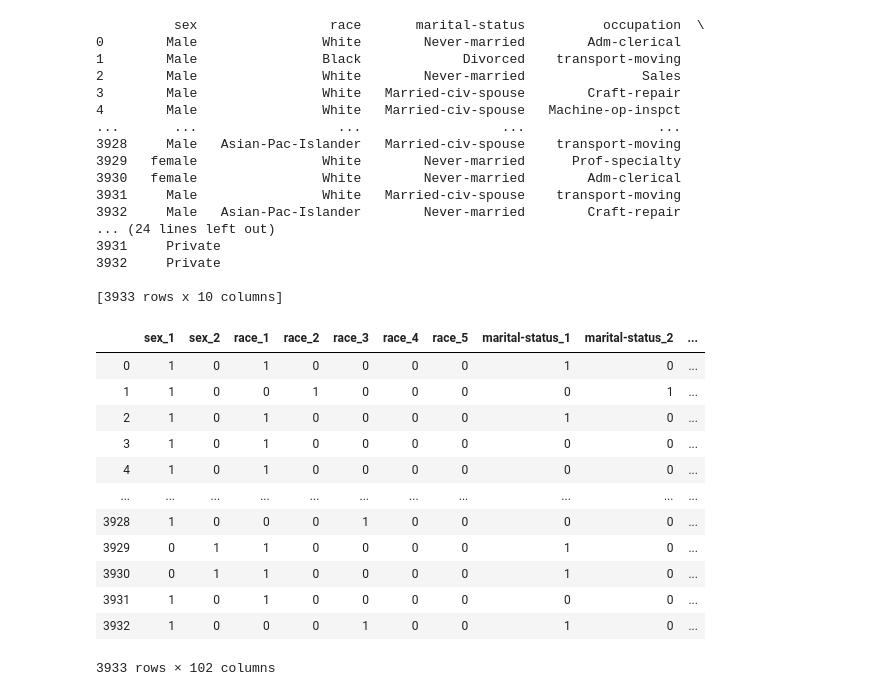
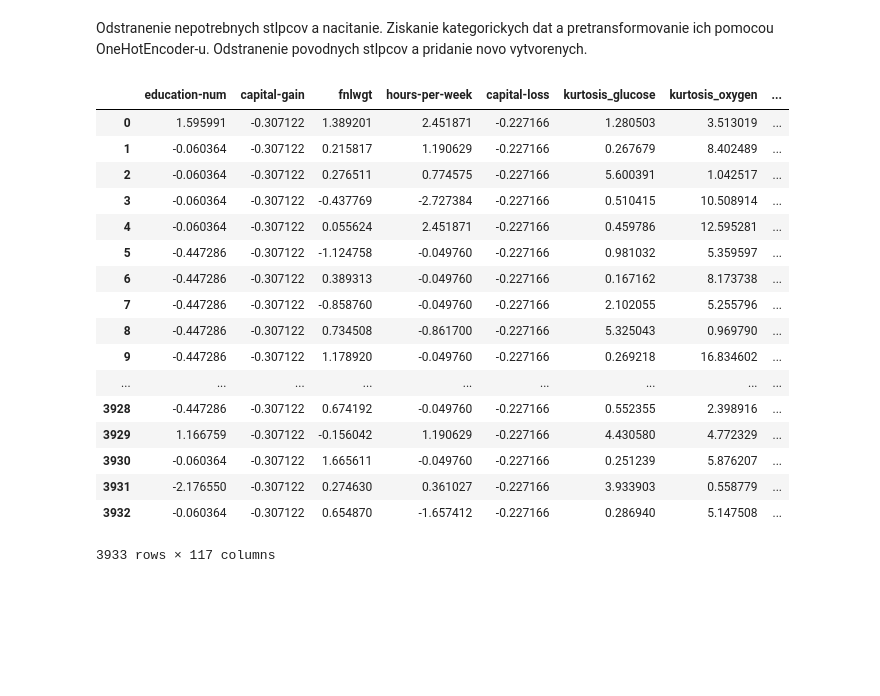
Before and after one commit to MatejHor/IAU_project, a Jupyter notebook: faza3/DecisionTreeClassifier.ipynb, the cells around one changed output. Drawn from its saved outputs; the diff is of its cells as text; code cells hidden in the pictures; blank space fills up the shorter version.

```diff
--- a/faza3/DecisionTreeClassifier.ipynb
+++ b/faza3/DecisionTreeClassifier.ipynb
@@ -43,39 +28,36 @@ merged_data
+# %% [markdown]
+Odstranenie nepotrebnych stlpcov a nacitanie.
+Ziskanie kategorickych dat a pretransformovanie ich pomocou OneHotEncoder-u.
+Odstranenie povodnych stlpcov a pridanie novo vytvorenych.
 # %%
+merged_data = pd.read_csv('trained_datas.csv',index_col=0)
+# merged_data.info()
+merged_data = merged_data.drop(['name', 'address', 'date_of_birth'], axis = 1)
 categoric = merged_data.select_dtypes(include = ['object'])
-print(categoric)
 
 encoder = ce.OneHotEncoder()
 encoder.fit(categoric)
 transformed = encoder.transform(categoric)
-transformed
+
+merged_data = merged_data.drop(categoric, axis = 1)
+merged_data = merged_data.merge(transformed, left_index=True, right_index=True)
+merged_data
 # %% [output]
+|  | education-num | capital-gain | fnlwgt | hours-per-week | capital-loss | kurtosis_glucose | kurtosis_oxygen | ... |
+| 0 | 1.595991 | -0.307122 | 1.389201 | 2.451871 | -0.227166 | 1.280503 | 3.513019 | ... |
+| 1 | -0.060364 | -0.307122 | 0.215817 | 1.190629 | -0.227166 | 0.267679 | 8.402489 | ... |
+| 2 | -0.060364 | -0.307122 | 0.276511 | 0.774575 | -0.227166 | 5.600391 | 1.042517 | ... |
+| 3 | -0.060364 | -0.307122 | -0.437769 | -2.727384 | -0.227166 | 0.510415 | 10.508914 | ... |
+| 4 | -0.060364 | -0.307122 | 0.055624 | 2.451871 | -0.227166 | 0.459786 | 12.595281 | ... |
+| 5 | -0.447286 | -0.307122 | -1.124758 | -0.049760 | -0.227166 | 0.981032 | 5.359597 | ... |
+| 6 | -0.447286 | -0.307122 | 0.389313 | -0.049760 | -0.227166 | 0.167162 | 8.173738 | ... |
+| 7 | -0.447286 | -0.307122 | -0.858760 | -0.049760 | -0.227166 | 2.102055 | 5.255796 | ... |
+| 8 | -0.447286 | -0.307122 | 0.734508 | -0.861700 | -0.227166 | 5.325043 | 0.969790 | ... |
+| 9 | -0.447286 | -0.307122 | 1.178920 | -0.049760 | -0.227166 | 0.269218 | 16.834602 | ... |
+| ... | ... | ... | ... | ... | ... | ... | ... | ... |
+| 3928 | -0.447286 | -0.307122 | 0.674192 | -0.049760 | -0.227166 | 0.552355 | 2.398916 | ... |
+| 3929 | 1.166759 | -0.307122 | -0.156042 | 1.190629 | -0.227166 | 4.430580 | 4.772329 | ... |
+| 3930 | -0.060364 | -0.307122 | 1.665611 | -0.049760 | -0.227166 | 0.251239 | 5.876207 | ... |
+| 3931 | -2.176550 | -0.307122 | 0.274630 | 0.361027 | -0.227166 | 3.933903 | 0.558779 | ... |
+| 3932 | -0.060364 | -0.307122 | 0.654870 | -1.657412 | -0.227166 | 0.286940 | 5.147508 | ... |
-          sex                 race       marital-status          occupation  \
-0        Male                White        Never-married        Adm-clerical
-1        Male                Black             Divorced    transport-moving
-2        Male                White        Never-married               Sales
-3        Male                White   Married-civ-spouse        Craft-repair
-4        Male                White   Married-civ-spouse   Machine-op-inspct
-...       ...                  ...                  ...                 ...
-3928     Male   Asian-Pac-Islander   Married-civ-spouse    transport-moving
-3929   female                White        Never-married      Prof-specialty
-3930   female                White        Never-married        Adm-clerical
-3931     Male                White   Married-civ-spouse    transport-moving
-3932     Male   Asian-Pac-Islander        Never-married        Craft-repair
-... (24 lines left out)
-3931     Private
-3932     Private
-
-[3933 rows x 10 columns]
+3933 rows × 117 columns
-|  | sex_1 | sex_2 | race_1 | race_2 | race_3 | race_4 | race_5 | marital-status_1 | marital-status_2 | ... |
-| 0 | 1 | 0 | 1 | 0 | 0 | 0 | 0 | 1 | 0 | ... |
-| 1 | 1 | 0 | 0 | 1 | 0 | 0 | 0 | 0 | 1 | ... |
-| 2 | 1 | 0 | 1 | 0 | 0 | 0 | 0 | 1 | 0 | ... |
-| 3 | 1 | 0 | 1 | 0 | 0 | 0 | 0 | 0 | 0 | ... |
-| 4 | 1 | 0 | 1 | 0 | 0 | 0 | 0 | 0 | 0 | ... |
-| ... | ... | ... | ... | ... | ... | ... | ... | ... | ... | ... |
-| 3928 | 1 | 0 | 0 | 0 | 1 | 0 | 0 | 0 | 0 | ... |
-| 3929 | 0 | 1 | 1 | 0 | 0 | 0 | 0 | 1 | 0 | ... |
-| 3930 | 0 | 1 | 1 | 0 | 0 | 0 | 0 | 1 | 0 | ... |
-| 3931 | 1 | 0 | 1 | 0 | 0 | 0 | 0 | 0 | 0 | ... |
-| 3932 | 1 | 0 | 0 | 0 | 1 | 0 | 0 | 1 | 0 | ... |
-3933 rows × 102 columns
```
Also changed, not shown: parts of 16 cells of this notebook, 3 other files.
